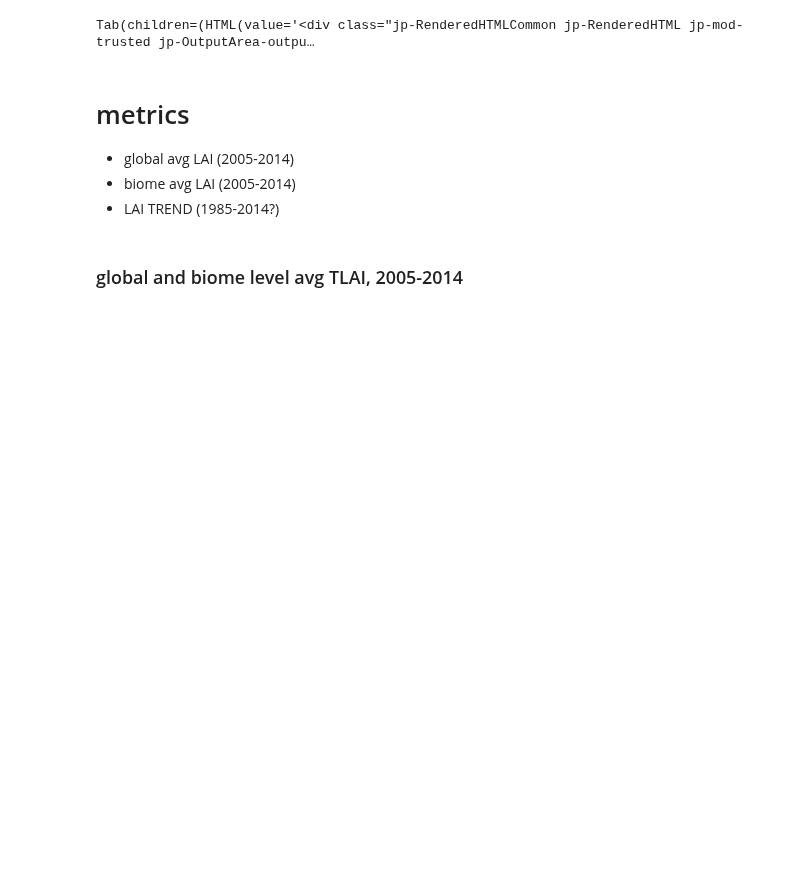
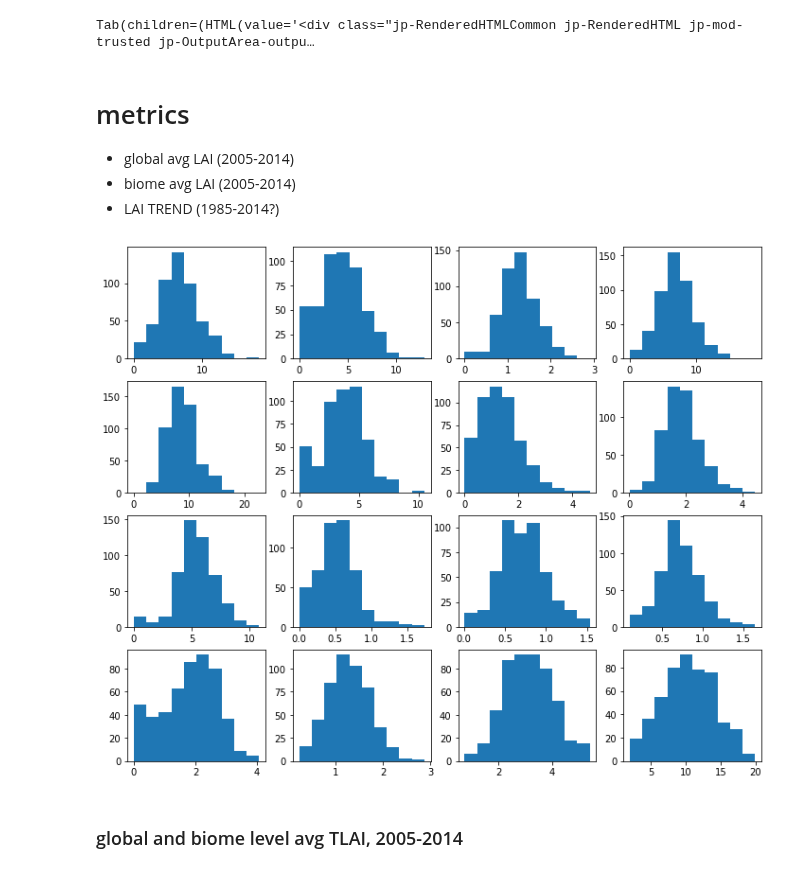
Before and after one commit to djk2120/CLM5PPE, a Jupyter notebook: pyth/metrics.ipynb, the cells around one changed output. Drawn from its saved outputs; the diff is of its cells as text; code cells hidden in the pictures; blank space fills up the shorter version.

```diff
--- a/pyth/metrics.ipynb
+++ b/pyth/metrics.ipynb
@@ -125,7 +132,11 @@ def get_ds(dvs,htape,yr0=1850,yr1=2014,dropdef=False):
     tmp = xr.open_dataset(files[0][0])
     for v in tmp.data_vars:
         if 'time' not in tmp[v].dims:
-            ds[v]=tmp[v]
+            if v not in ds:
+                ds[v]=tmp[v]
+
+    if htape=='h1':
+        ds['pft']=ds.pfts1d_itype_veg
 
     return ds
 # %%
@@ -144,6 +155,9 @@ def amean(da,cf=1):
     m  = da['time.daysinmonth']
     xa = cf/365*(m*da).groupby('time.year').sum().compute()
     return xa
+def pmean(da,la):
+    xp=(1/la.groupby('pft').sum()*(da*la).groupby('pft').sum()).compute()
+    return xp
 # %%
 def write_metric(da,v,m,ln='',units='',years=''):
     f='./processed_data/metrics/'+v+'.nc'
@@ -172,3 +186,14 @@ def write_metric(da,v,m,ln='',units='',years=''):
  - global avg LAI (2005-2014)
  - biome avg LAI (2005-2014)
  - LAI TREND (1985-2014?)
+# %%
+dvs=['TLAI']
+htape='h1'
+yr0=2003
+yr1=2014
+ds=get_ds(dvs,htape,yr0=yr0,yr1=yr1)
+# %%
+t=slice(str(yr0),str(yr1))
+da=ds.TLAI.sel(time=t)
+la=xr.open_dataset('landarea_transient.nc').landarea_pft.sel(time=t)
+lai=amean(pmean(da,la)).mean(dim='year')
@@ -175,3 +207,10 @@ def write_metric(da,v,m,ln='',units='',years=''):
+# %%
+plt.figure(figsize=[12,10])
+for i in range(1,17):
+    plt.subplot(4,4,i)
+    plt.hist(lai.sel(pft=i))
+# %% [output]
+[figure, added]
 # %% [markdown]
 ### global and biome level avg TLAI, 2005-2014
 # %%
```
Also changed, not shown: parts of 5 cells of this notebook.
